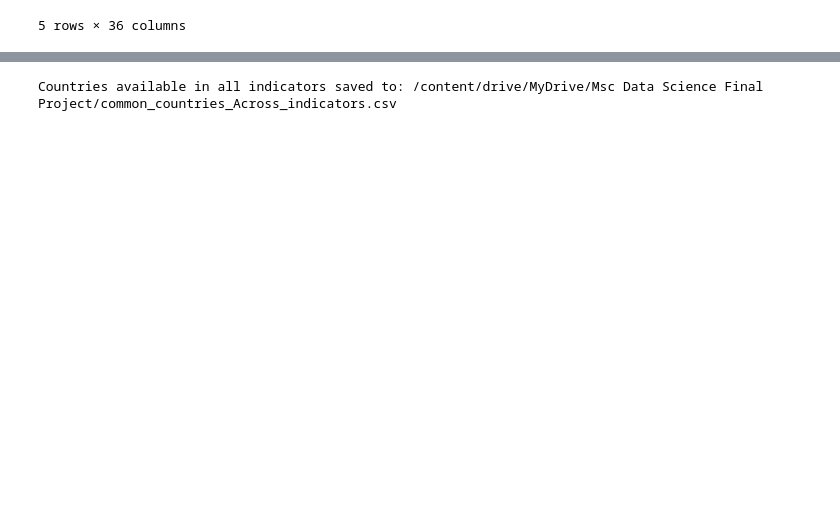
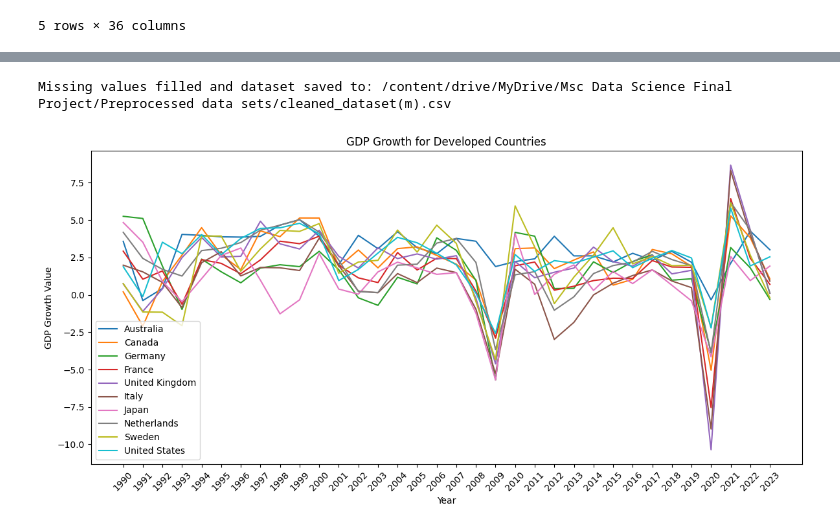
Before and after one commit to AmitG-98/MSc-Data-Science-Final-Project, a Jupyter notebook: Global_macro.ipynb, the cells around one changed output, grey strips where cells are left out. Saved outputs shown, nothing was run; the diff lists cells and outputs as text; code cells hidden in the pictures; blank space fills up the shorter version.

```diff
--- a/Global_macro.ipynb
+++ b/Global_macro.ipynb
@@ -284,28 +237,47 @@ Sequence-imputed dataset saved to: /content/drive/MyDrive/Msc Data Science Final
-# %%
-
-
-# Load the dataset
-file_path = '/content/drive/MyDrive/Msc Data Science Final Project/Preprocessed data sets/sequence_imputed_dataset.csv'  # Replace with the correct path
-df = pd.read_csv(file_path)
-
-# Ensure the dataset contains 'Country' and 'Indicator' columns
-if 'Country Name' not in df.columns or 'Indicator' not in df.columns:
-    raise ValueError("Dataset must contain 'Country Name' and 'Indicator' columns.")
-
-# Group by 'Indicator' and collect unique countries for each indicator
-indicator_countries = df.groupby('Indicator')['Country Name'].apply(set)
-
-# Find the intersection of countries across all indicators
-common_countries = set.intersection(*indicator_countries)
-
-# Convert to a sorted list for better readability
-common_countries = sorted(common_countries)
-
-
-# Save the list of common countries to a CSV file
-output_path = '/content/drive/MyDrive/Msc Data Science Final Project/common_countries_Across_indicators.csv'
-pd.DataFrame({'Country': common_countries}).to_csv(output_path, index=False)
-
-print(f"Countries available in all indicators saved to: {output_path}")
-# %% [output]
-Countries available in all indicators saved to: /content/drive/MyDrive/Msc Data Science Final Project/common_countries_Across_indicators.csv
+# %%
+# Load your dataset (update the file path accordingly)
+file_path = '/content/drive/MyDrive/Msc Data Science Final Project/Cleaned data sets/Combined_Dataset.csv'  # Replace with your file path
+df = pd.read_csv(file_path)
+
+# Fill missing values
+df_cleaned = df.fillna(method='ffill', axis=0).fillna(method='bfill', axis=0)
+
+# Save the cleaned dataset to a new location
+output_path = '/content/drive/MyDrive/Msc Data Science Final Project/Preprocessed data sets/cleaned_dataset(m).csv'  # Replace with your desired output path
+df_cleaned.to_csv(output_path, index=False)
+
+print(f"Missing values filled and dataset saved to: {output_path}")
+# %% [output]
+Missing values filled and dataset saved to: /content/drive/MyDrive/Msc Data Science Final Project/Preprocessed data sets/cleaned_dataset(m).csv
+# %%
+# Define developed and developing countries
+developed_countries = ["United States", "Germany", "Japan", "United Kingdom", "Canada","Australia","France","Italy","Sweden", "Netherlands"]
+developing_countries = ["India", "Brazil", "China", "South Africa", "Indonesia", "Mexico", "Turkey", "Philippines", "Thailand", "Vietnam",
+                        "Egypt", "Pakistan", "Bangladesh", "Nigeria", "Argentina"]
+least_developed_countries =["Afghanistan","Madagascar","Nepal","Yemen","Ethiopia",'Colombia', 'Peru', 'Panama', 'Kenya']
+# Split dataset
+df_developed = df_cleaned[df_cleaned["Country Name"].isin(developed_countries)]
+df_developing = df_cleaned[df_cleaned["Country Name"].isin(developing_countries)]
+df_least_developed = df_cleaned[df_cleaned["Country Name"].isin(least_developed_countries)]
+# %%
+# Reshape the data for plotting
+df_developed_melted = df_developed.melt(id_vars=['Country Name', 'Indicator'], var_name='Year', value_name='Value')
+
+# Filter for 'GDP Growth' indicator
+gdp_growth_data = df_developed_melted[df_developed_melted['Indicator'] == 'GDP Growth']
+
+# Create the plot
+plt.figure(figsize=(12, 6))
+for country in gdp_growth_data['Country Name'].unique():
+    country_data = gdp_growth_data[gdp_growth_data['Country Name'] == country]
+    plt.plot(country_data['Year'], country_data['Value'], label=country)
+
+plt.xlabel('Year')
+plt.ylabel('GDP Growth Value')
+plt.title('GDP Growth for Developed Countries')
+plt.xticks(rotation=45)
+plt.legend()
+plt.tight_layout()
+plt.show()
+# %% [output]
+[figure, added]
```
Also changed, not shown: parts of 14 cells of this notebook.
